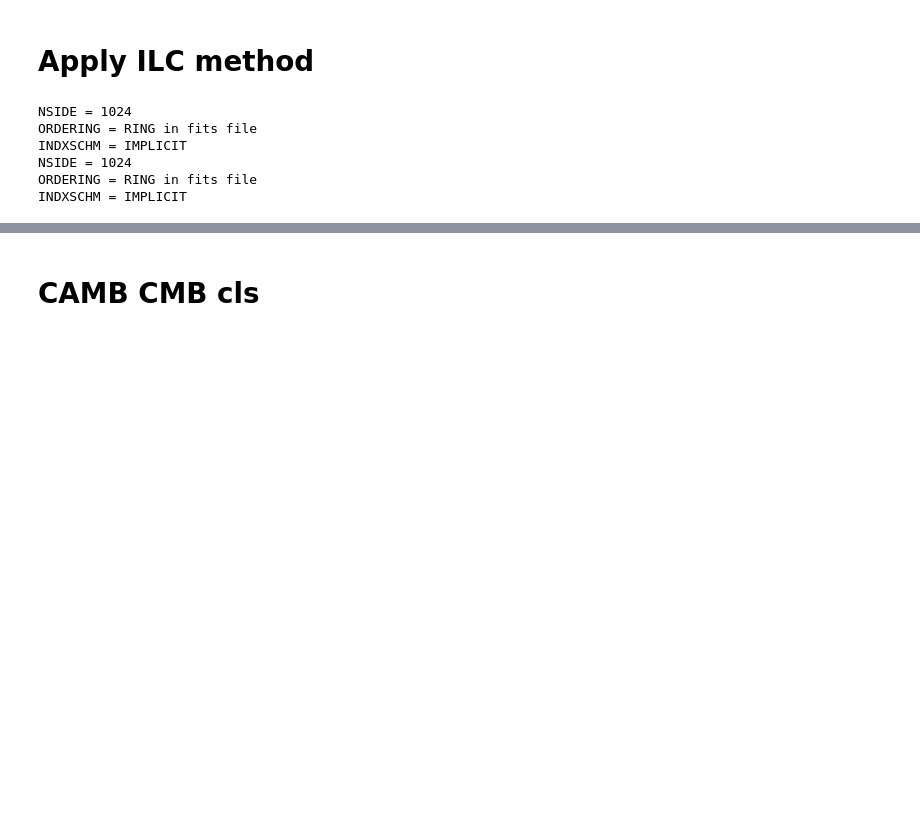
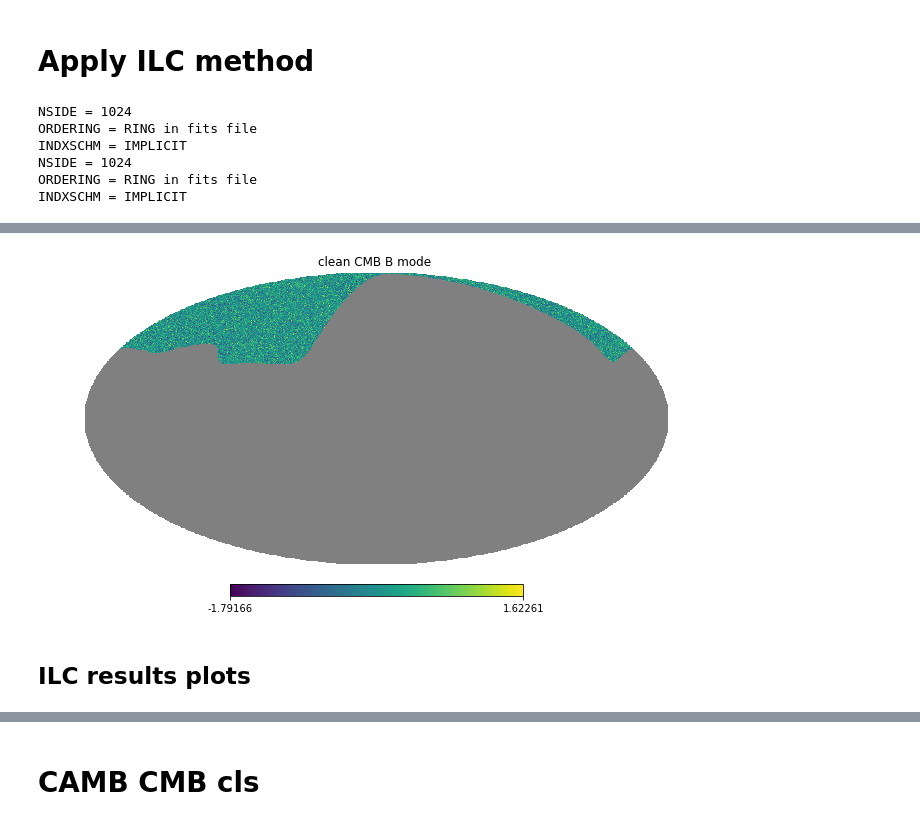
Before and after one commit to yaojian95/Ali_foreground, a Jupyter notebook: codes/Foregrounds.ipynb, the cells around one changed output, grey strips where cells are left out. Cells and saved outputs as stored; diff of their text form; code cells hidden in the pictures; blank space fills up the shorter version.

```diff
--- a/codes/Foregrounds.ipynb
+++ b/codes/Foregrounds.ipynb
@@ -10,7 +10,7 @@ from pysm.common import convert_units
 import camb
 from camb import model, initialpower
 # %%
-nside = 1024; lmax = 2500
+nside = 1024; lmax = 2500; Nf = 2
 # %%
 # power_law in uK_RJ, not uK_CMB
 
@@ -289,3 +317,13 @@ for i in range(Q):
+# %%
+alm_cmb = hp.map2alm(cmb)
+b_cmb = hp.alm2map(alm_cmb[2], nside = nside, verbose = False)
+# %%
+hp.mollview(Mask(b_cmb), title = 'clean CMB B mode ')
+plt.savefig('clean_b_mode.png', format = 'png')
+# %% [output]
+[figure, added]
+# %% [markdown]
+## ILC results plots
 # %%
 cmb_ma = Mask(cmb)
 cmb_cls = hp.anafast(cmb_ma, lmax = lmax, nspec = 3)
```
Also changed, not shown: parts of 41 cells of this notebook.
